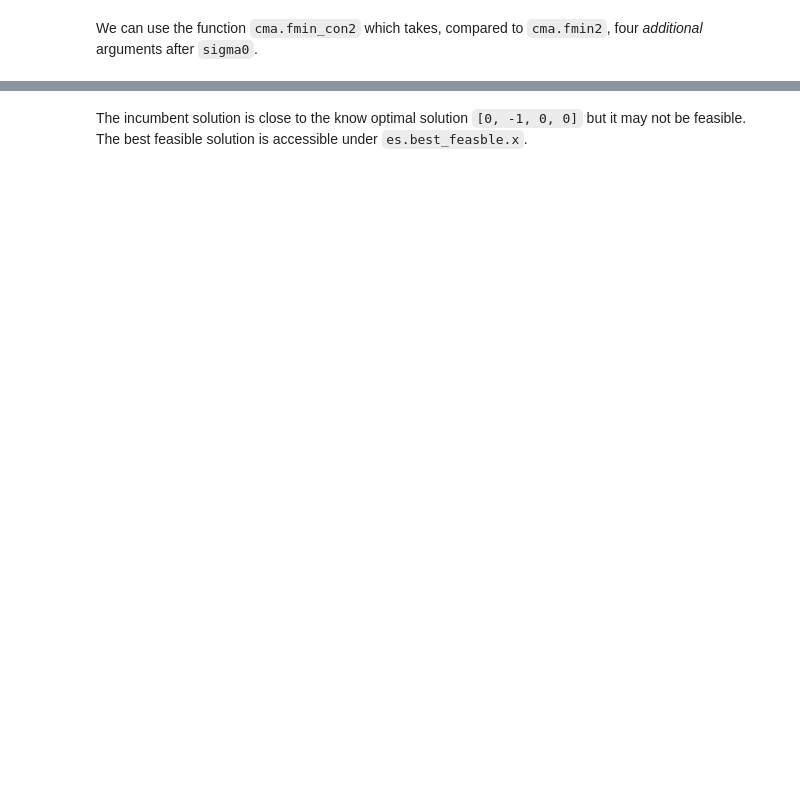
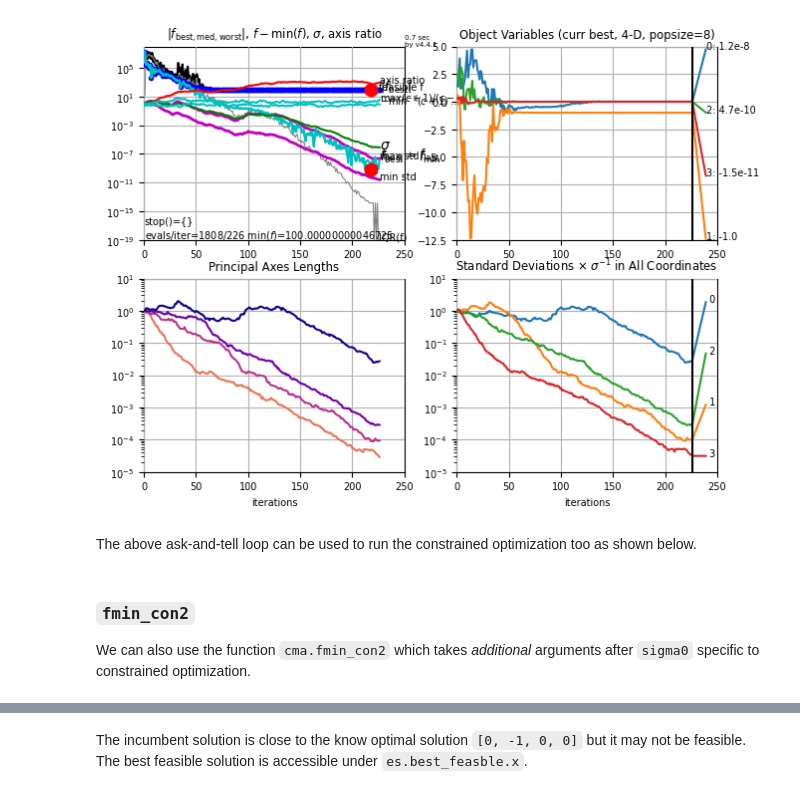
Before and after one commit to CMA-ES/pycma, a Jupyter notebook: notebooks/notebook-usecases-constraints.ipynb, the cells around one changed output, grey strips where cells are left out. Saved outputs shown, nothing was run; the diff lists cells and outputs as text; code cells hidden in the pictures; blank space fills up the shorter version.

```diff
--- a/notebooks/notebook-usecases-constraints.ipynb
+++ b/notebooks/notebook-usecases-constraints.ipynb
@@ -15,6 +15,9 @@ import cma
 fun = cma.ff.elli  # we could use `functools.partial(cma.ff.elli, cond=1e4)` to change the condition number to 1e4
 def constraints(x):
     return [x[1] - -1, x[1] - -0.9]  # constrain the second variable to <= -1, the second constraint is superfluous
+def infeasibility(x):
+    """return a measure of overall infeasibility, =0 means feasible"""
+    return sum(gi**2 for gi in constraints(x) if gi > 0)
 
 x0 = 4 * [2]  # initial solution
 sigma0 = 1    # initial standard deviation to sample new solutions
@@ -20,0 +28,4 @@ sigma0 = 1    # initial standard deviation to sample new solutions
+# %%
+x, es = cma.fmin2(fun, x0, sigma0, constraints=constraints,
+                  options={'verb_disp_overwrite': 3})
+print('f(x_feas) =', es.best_feasible.f)
@@ -21,5 +68,14 @@ sigma0 = 1    # initial standard deviation to sample new solutions
+# %%
+cma.logger.clip_on = True  # zero is out-of-frame
+p = es.plot()
+# %% [output]
+[figure, added]
+# %% [markdown]
+The above ask-and-tell loop can be used to run the constrained optimization too as shown below.
 # %% [markdown]
-We can use the function `cma.fmin_con2` which takes, compared to `cma.fmin2`, four _additional_ arguments after `sigma0`.
+### `fmin_con2`
+
+We can also use the function `cma.fmin_con2` which takes _additional_ arguments after `sigma0` specific to constrained optimization.
 # %%
 cma.fmin_con2?
 # %% [output]
```
Also changed, not shown: parts of 22 cells of this notebook.
